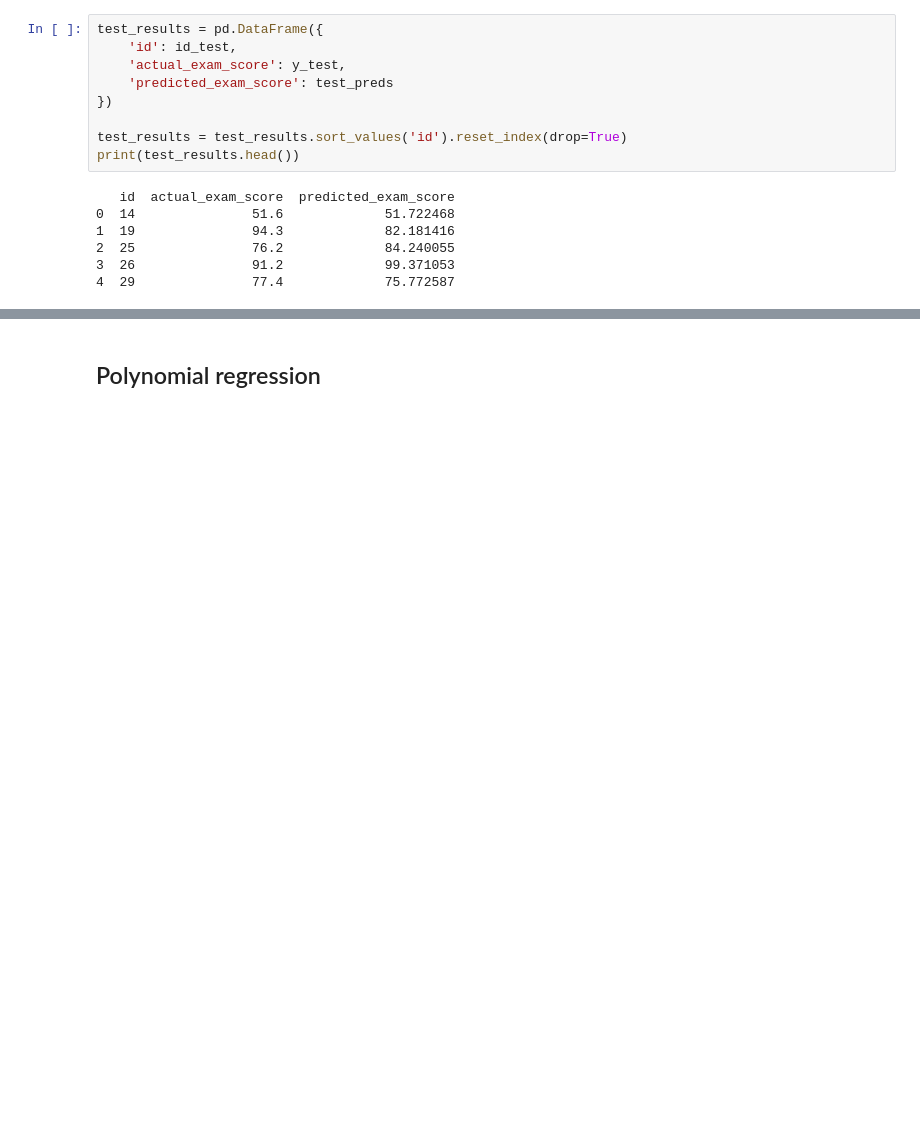
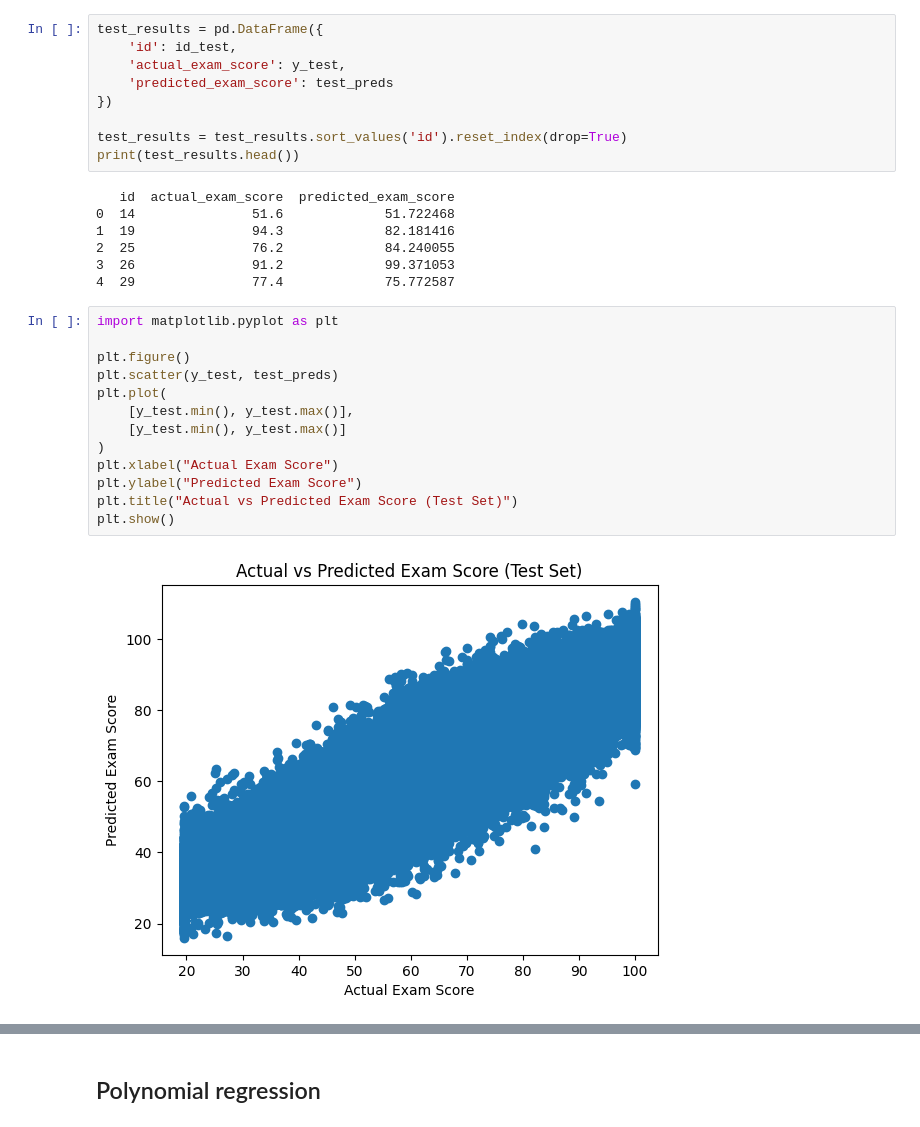
Before and after one commit to Aashiee3/Student-Exam-Score-Kagge-Competition, a Jupyter notebook: Student exam score/aashi_model.ipynb, the cells around one changed output, grey strips where cells are left out. Drawn from its saved outputs; the diff is of its cells as text; blank space fills up the shorter version.

```diff
--- a/Student exam score/aashi_model.ipynb
+++ b/Student exam score/aashi_model.ipynb
@@ -143,3 +143,18 @@ print(test_results.head())
 2  25               76.2             84.240055
 3  26               91.2             99.371053
 4  29               77.4             75.772587
+# %%
+import matplotlib.pyplot as plt
+
+plt.figure()
+plt.scatter(y_test, test_preds)
+plt.plot(
+    [y_test.min(), y_test.max()],
+    [y_test.min(), y_test.max()]
+)
+plt.xlabel("Actual Exam Score")
+plt.ylabel("Predicted Exam Score")
+plt.title("Actual vs Predicted Exam Score (Test Set)")
+plt.show()
+# %% [output]
+[figure, added]
```
Also changed, not shown: parts of 8 cells of this notebook.
